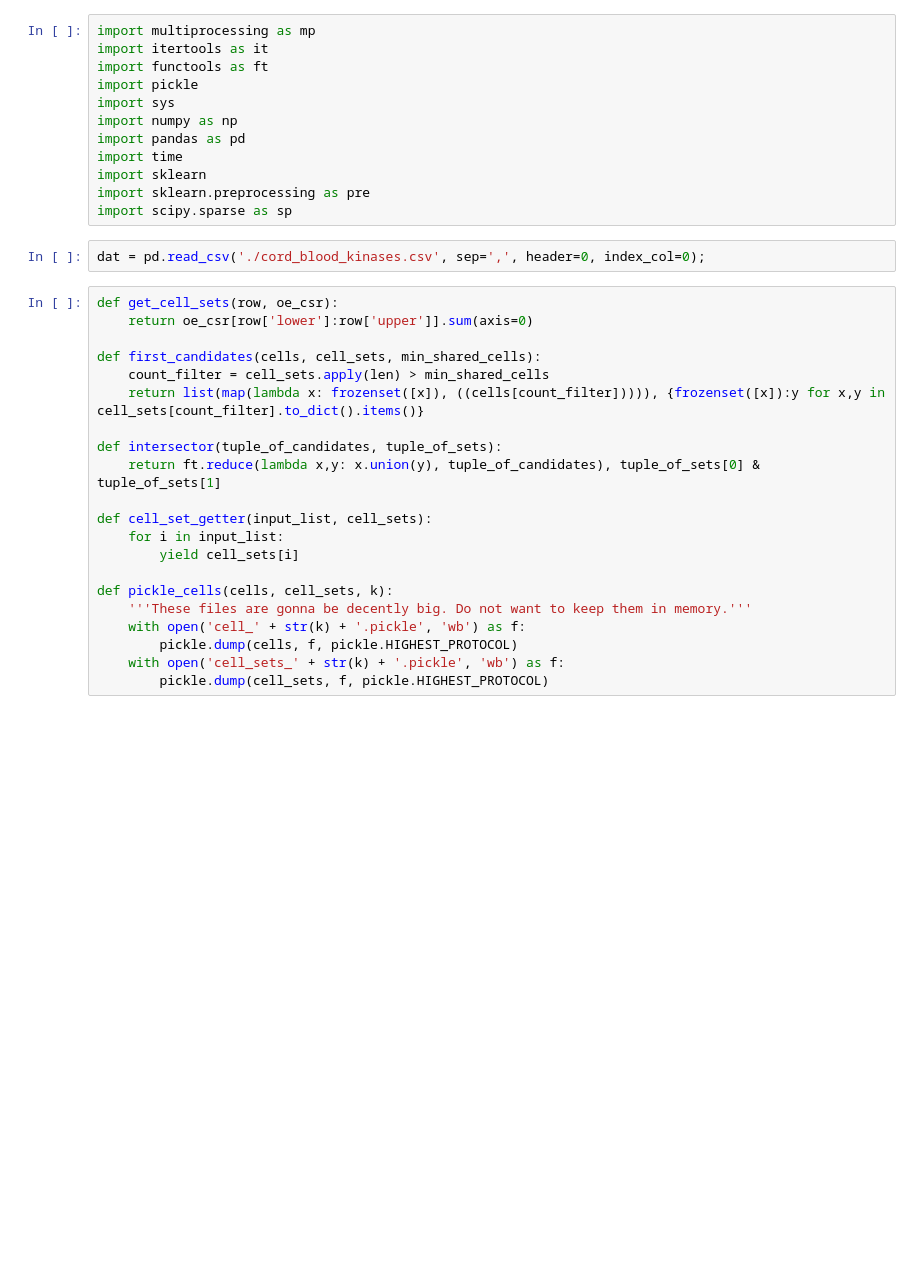
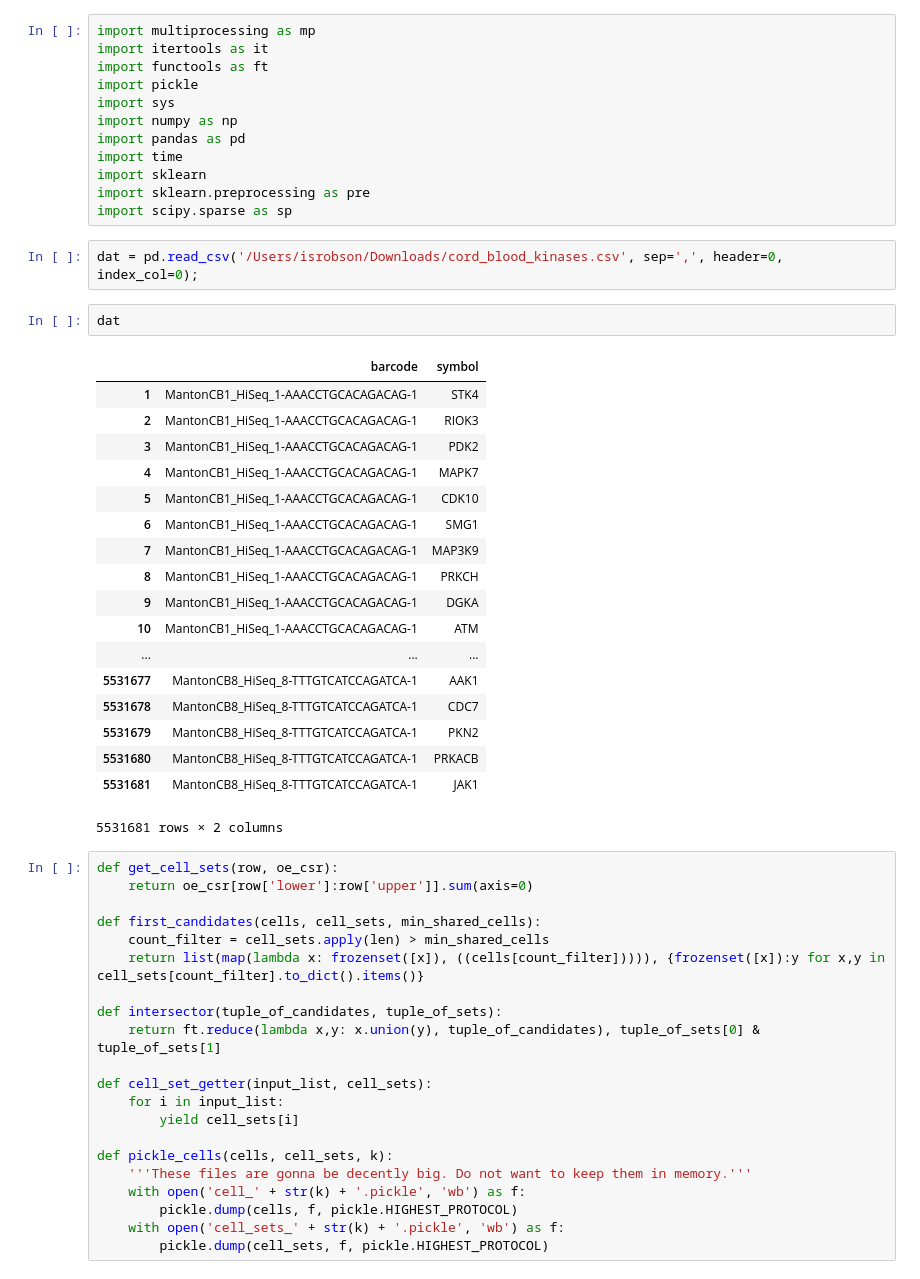
Before and after one commit to eyes-robson/pyDataTools, a Jupyter notebook: demos/generator_fast_gather_gene_sets.ipynb, the cells around one changed output. Saved outputs shown, nothing was run; the diff lists cells and outputs as text; blank space fills up the shorter version.

```diff
--- a/demos/generator_fast_gather_gene_sets.ipynb
+++ b/demos/generator_fast_gather_gene_sets.ipynb
@@ -11,7 +11,28 @@ import sklearn
 import sklearn.preprocessing as pre
 import scipy.sparse as sp
 # %%
-dat = pd.read_csv('./cord_blood_kinases.csv', sep=',', header=0, index_col=0);
+dat = pd.read_csv('/Users/isrobson/Downloads/cord_blood_kinases.csv', sep=',', header=0, index_col=0);
+# %%
+dat
+# %% [output]
+|  | barcode | symbol |
+| 1 | MantonCB1_HiSeq_1-AAACCTGCACAGACAG-1 | STK4 |
+| 2 | MantonCB1_HiSeq_1-AAACCTGCACAGACAG-1 | RIOK3 |
+| 3 | MantonCB1_HiSeq_1-AAACCTGCACAGACAG-1 | PDK2 |
+| 4 | MantonCB1_HiSeq_1-AAACCTGCACAGACAG-1 | MAPK7 |
+| 5 | MantonCB1_HiSeq_1-AAACCTGCACAGACAG-1 | CDK10 |
+| 6 | MantonCB1_HiSeq_1-AAACCTGCACAGACAG-1 | SMG1 |
+| 7 | MantonCB1_HiSeq_1-AAACCTGCACAGACAG-1 | MAP3K9 |
+| 8 | MantonCB1_HiSeq_1-AAACCTGCACAGACAG-1 | PRKCH |
+| 9 | MantonCB1_HiSeq_1-AAACCTGCACAGACAG-1 | DGKA |
+| 10 | MantonCB1_HiSeq_1-AAACCTGCACAGACAG-1 | ATM |
+| ... | ... | ... |
+| 5531677 | MantonCB8_HiSeq_8-TTTGTCATCCAGATCA-1 | AAK1 |
+| 5531678 | MantonCB8_HiSeq_8-TTTGTCATCCAGATCA-1 | CDC7 |
+| 5531679 | MantonCB8_HiSeq_8-TTTGTCATCCAGATCA-1 | PKN2 |
+| 5531680 | MantonCB8_HiSeq_8-TTTGTCATCCAGATCA-1 | PRKACB |
+| 5531681 | MantonCB8_HiSeq_8-TTTGTCATCCAGATCA-1 | JAK1 |
+5531681 rows × 2 columns
 # %%
 def get_cell_sets(row, oe_csr):
     return oe_csr[row['lower']:row['upper']].sum(axis=0)
```
Also changed, not shown: parts of 10 cells of this notebook, 7 other files.
